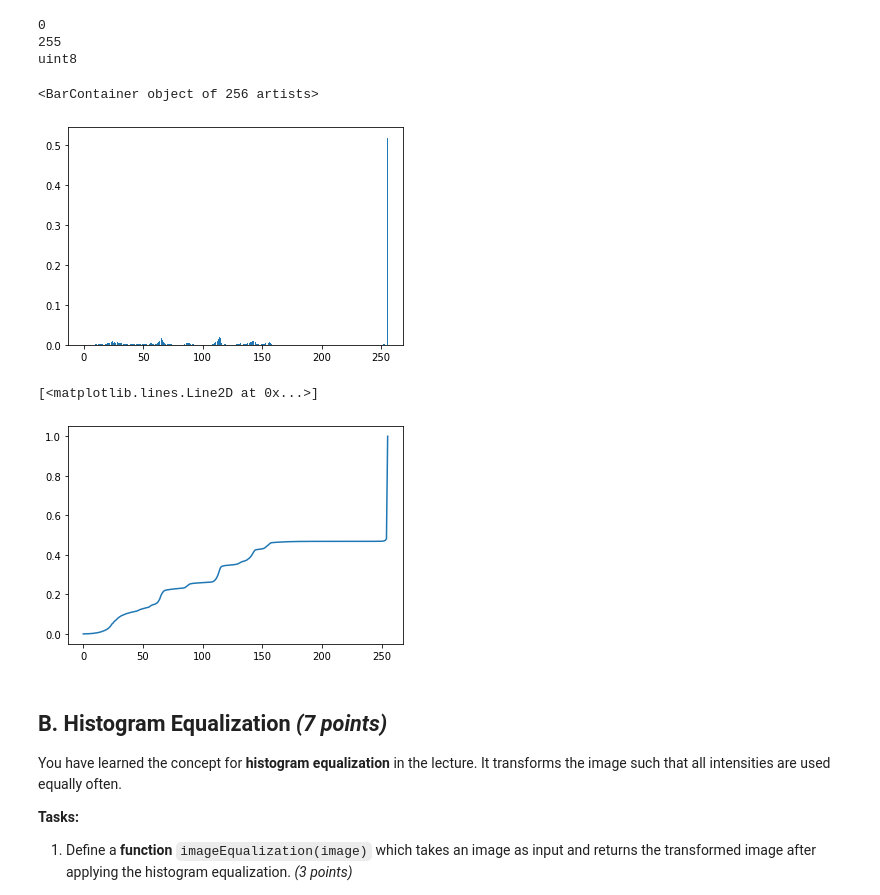
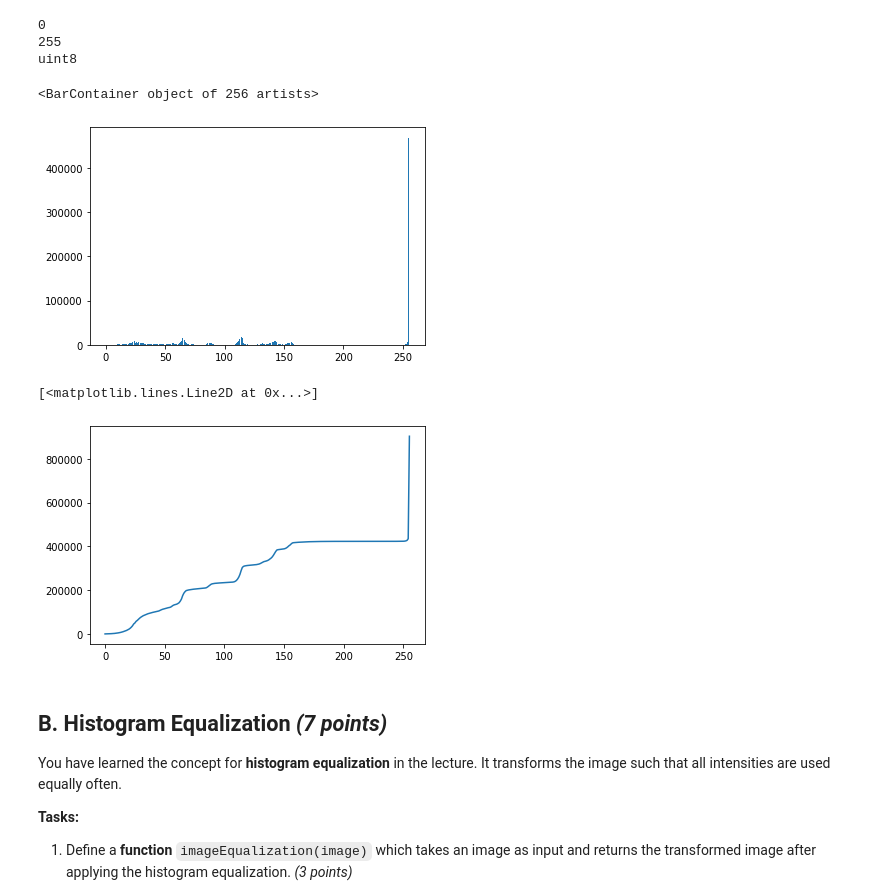
Before and after one commit to Nacriema/Stachnisslab-all-excercises, a Jupyter notebook: pcv-online-exercises/pcv-exs/pcv-online-ex03-histograms-image-transform/ex-03-Huy.ipynb, the cells around one changed output. Saved outputs shown, nothing was run; the diff lists cells and outputs as text; code cells hidden in the pictures.

```diff
--- a/pcv-online-exercises/pcv-exs/pcv-online-ex03-histograms-image-transform/ex-03-Huy.ipynb
+++ b/pcv-online-exercises/pcv-exs/pcv-online-ex03-histograms-image-transform/ex-03-Huy.ipynb
@@ -88,14 +86,14 @@ N = np.sum(h)
 # %%
 # Display them
 # For histogram, use plt.bar()
 x = np.arange(0, 256)
-plt.bar(x, h/N)
+plt.bar(x, h)
 # %% [output]
 <BarContainer object of 256 artists>
-[figure, old version]
+[figure, new version]
 # %%
 # For Cumulative histogram, use plt.plot()
-plt.plot(x, H/N)
+plt.plot(x, H)
 # %% [output]
 [<matplotlib.lines.Line2D at 0x...>]
-[figure, old version]
+[figure, new version]
```
Also changed, not shown: parts of 9 cells of this notebook.
